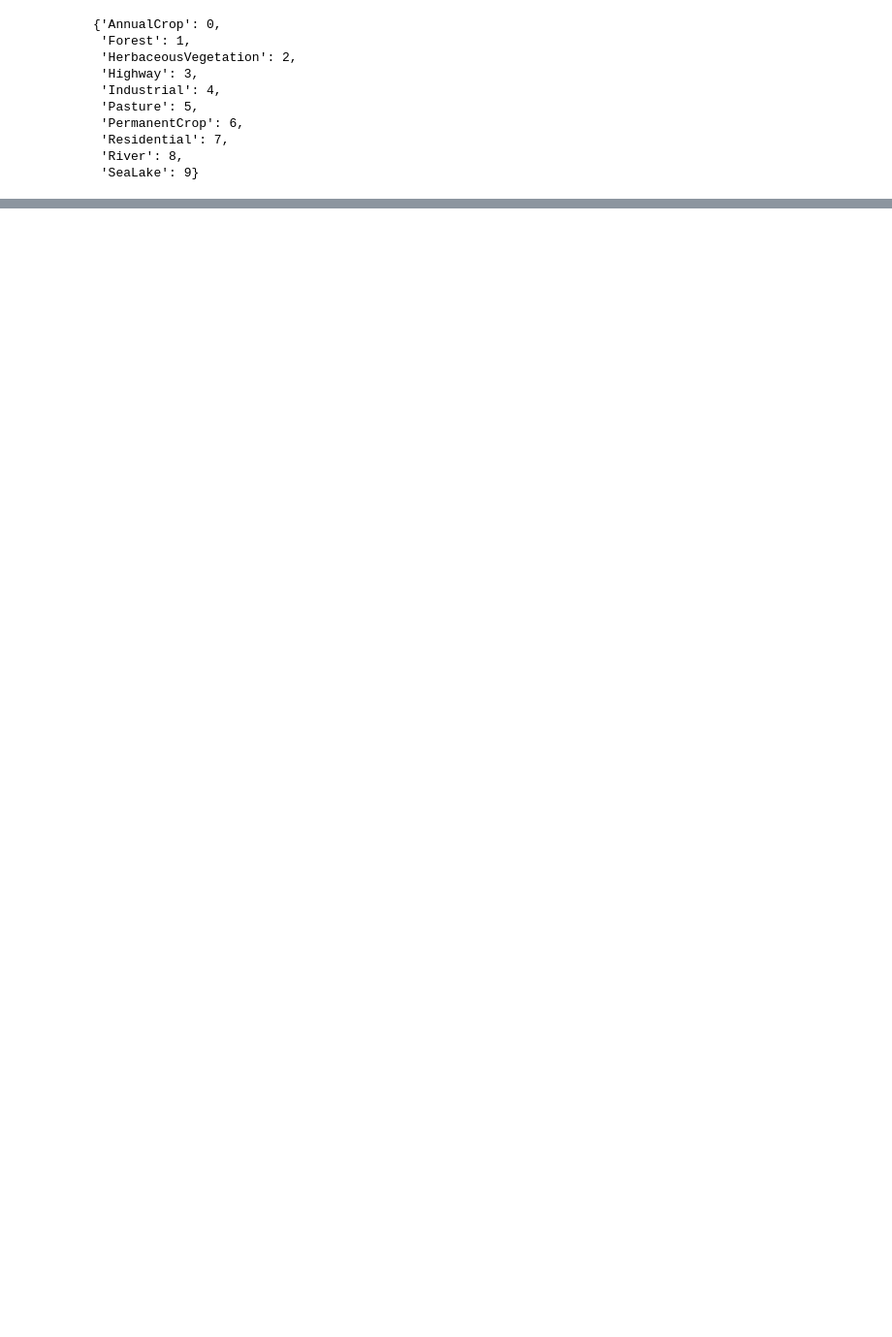
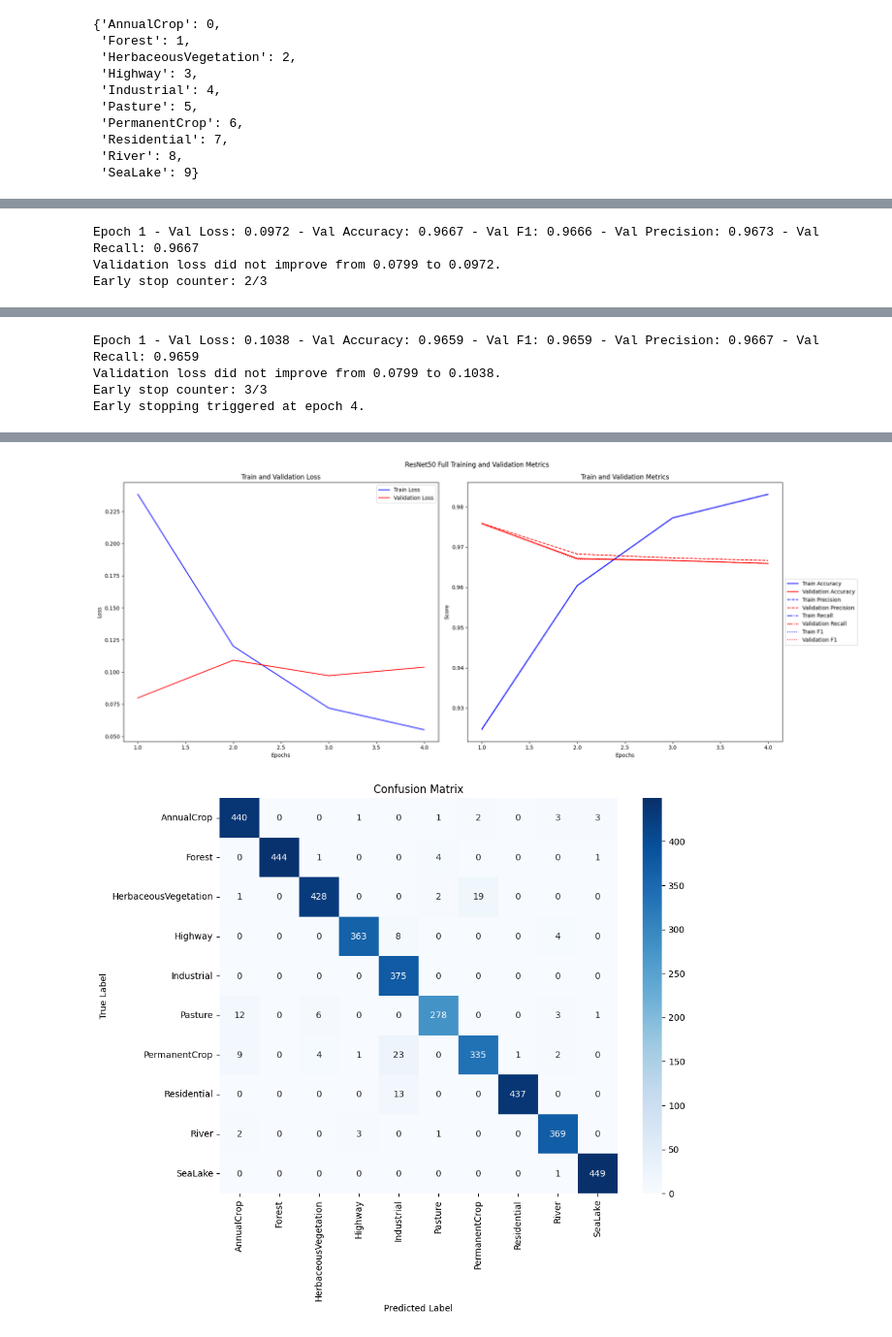
Before and after one commit to silveriorj/sentinel-2-cnn, a Jupyter notebook: land-cover-cnn.ipynb, the cells around one changed output, grey strips where cells are left out. Shown at 97% size. Cells and saved outputs as stored; diff of their text form; code cells hidden in the pictures; blank space fills up the shorter version.

```diff
--- a/land-cover-cnn.ipynb
+++ b/land-cover-cnn.ipynb
@@ -652,0 +869,28 @@ Epoch 6 - Train Loss: 0.6755 - Train Accuracy: 0.7693 - Train F1: 0.7680 - Train
+# %%
+# Load the pretrained model
+# Use torchvision's ResNet50 model
+resnet50_full = torchvision.models.resnet50(pretrained=True)
+resnet50_full.fc = nn.Linear(resnet50_full.fc.in_features, 10)
+
+epochs = 40
+
+resnet50_full_trainer = Trainer(
+    model=resnet50_full,
+    dataloader=data_loaders,
+    epochs=40,
+    best_model_filename='./best_model_resnet50_full.pth',
+    best_model_path=f"./Sentinel-2_Land_Cover_Dataset",
+    learning_rate=1e-4
+)
+
+resnet50_full_trainer.fit()
+history = resnet50_full_trainer.evaluate(testing=True)
+print(f'Test loss: {history["loss"]} accuracy: {history["accuracy"]} precision: {history["precision"]} recall: {history["recall"]} f1: {history["f1"]}')
+
+resnet50_full_trainer.plot_metrics(title="ResNet50 Full Training and Validation Metrics")
+resnet50_full_trainer.plot_confusion_matrix(history['confusion_matrix'], class_names)
+
+# Save the metrics to a CSV file
+metrics_resnet50_full_df = pd.DataFrame(resnet50_full_trainer.history)
+metrics_resnet50_full_df.to_csv('./metrics_resnet50_full.csv', index=False)
+# %% [output]
@@ -652,0 +910,3 @@ Epoch 6 - Train Loss: 0.6755 - Train Accuracy: 0.7693 - Train F1: 0.7680 - Train
+Epoch 1 - Val Loss: 0.0972 - Val Accuracy: 0.9667 - Val F1: 0.9666 - Val Precision: 0.9673 - Val Recall: 0.9667
+Validation loss did not improve from 0.0799 to 0.0972.
+Early stop counter: 2/3
@@ -652,0 +914,4 @@ Epoch 6 - Train Loss: 0.6755 - Train Accuracy: 0.7693 - Train F1: 0.7680 - Train
+Epoch 1 - Val Loss: 0.1038 - Val Accuracy: 0.9659 - Val F1: 0.9659 - Val Precision: 0.9667 - Val Recall: 0.9659
+Validation loss did not improve from 0.0799 to 0.1038.
+Early stop counter: 3/3
+Early stopping triggered at epoch 4.
@@ -652,0 +919,2 @@ Epoch 6 - Train Loss: 0.6755 - Train Accuracy: 0.7693 - Train F1: 0.7680 - Train
+[figure, added]
+[figure, added]
```
Also changed, not shown: parts of 26 cells of this notebook.
